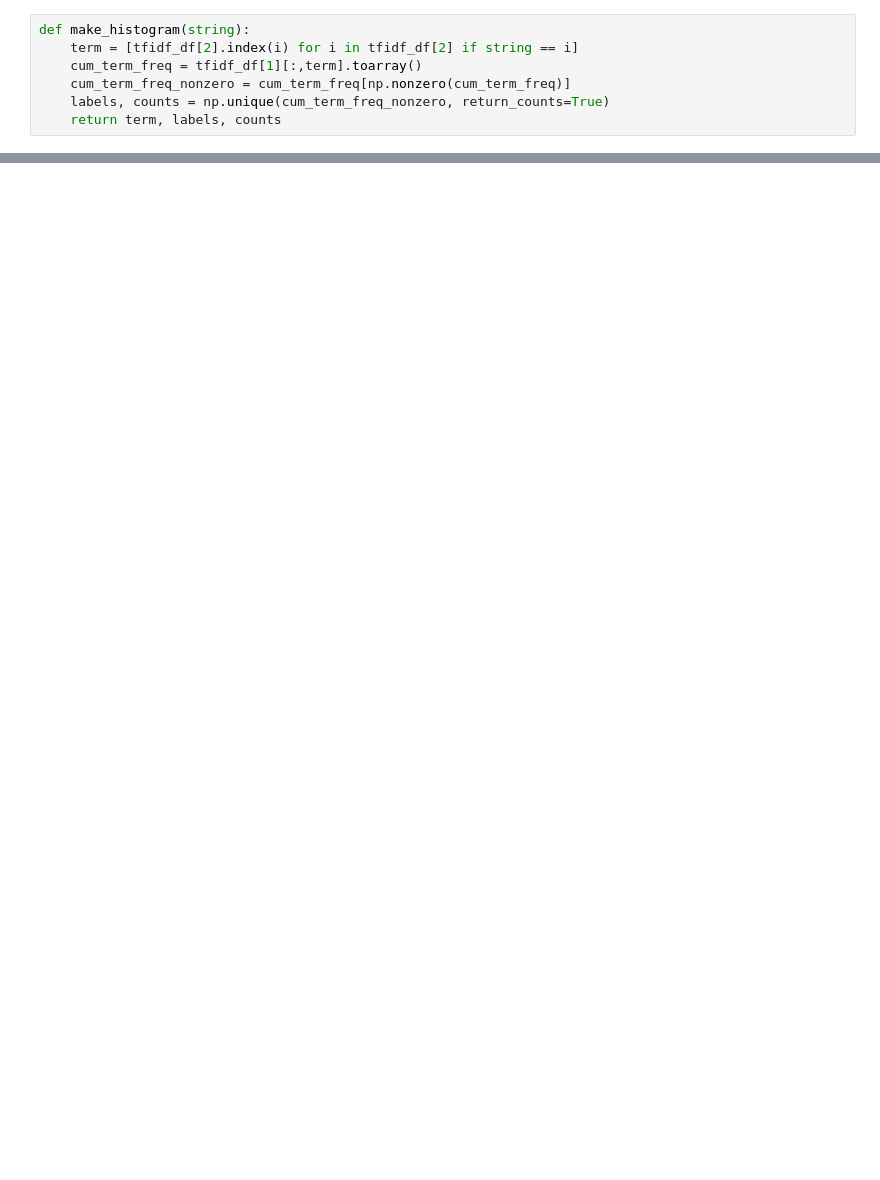
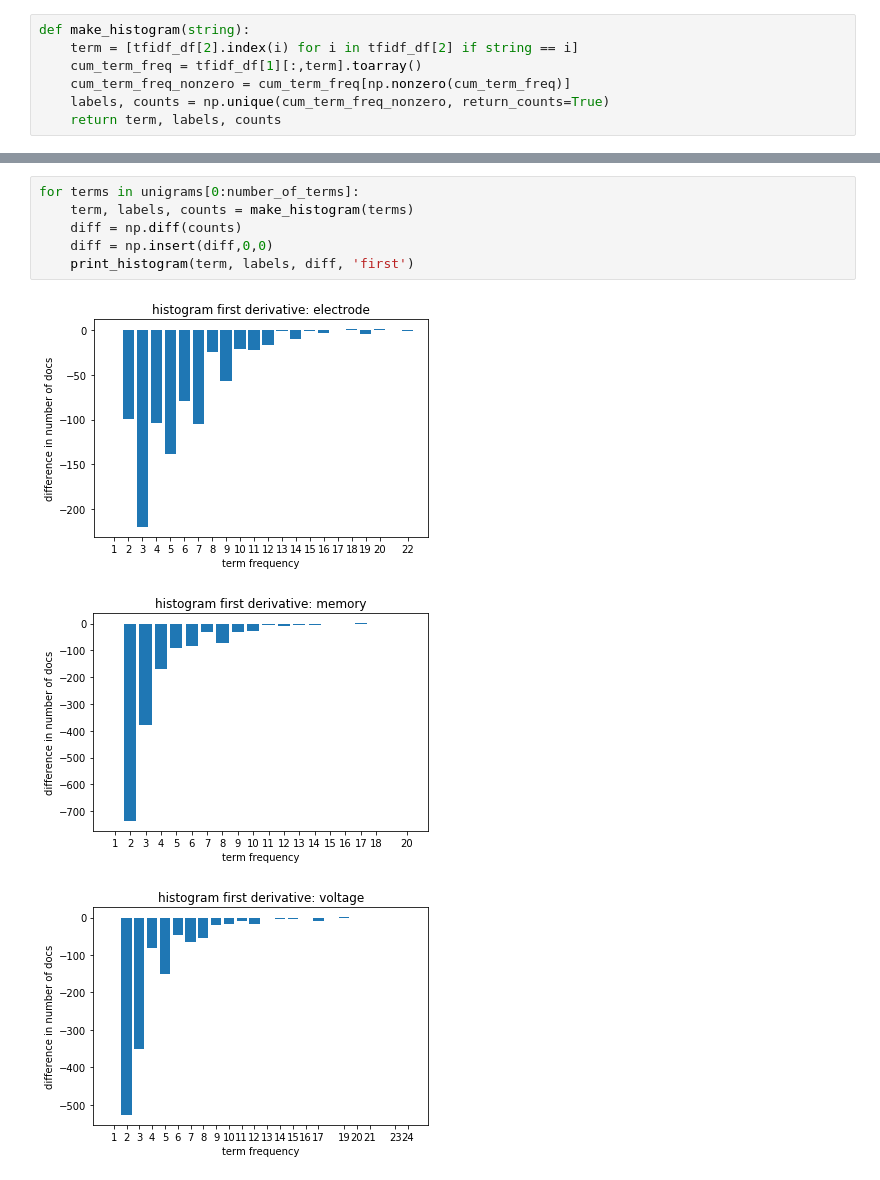
Before and after one commit to GKilvington/pyGrams, a Jupyter notebook: Untitled.ipynb, the cells around one changed output, grey strips where cells are left out. Cells and saved outputs as stored; diff of their text form; blank space fills up the shorter version.

```diff
--- a/Untitled.ipynb
+++ b/Untitled.ipynb
@@ -41,0 +56,10 @@ for top_term in unigrams[0:1]:
+# %%
+for terms in unigrams[0:number_of_terms]:
+    term, labels, counts = make_histogram(terms)
+    diff = np.diff(counts)
+    diff = np.insert(diff,0,0)
+    print_histogram(term, labels, diff, 'first')
+# %% [output]
+[figure, added]
+[figure, added]
+[figure, added]
```
Also changed, not shown: parts of 11 cells of this notebook.
